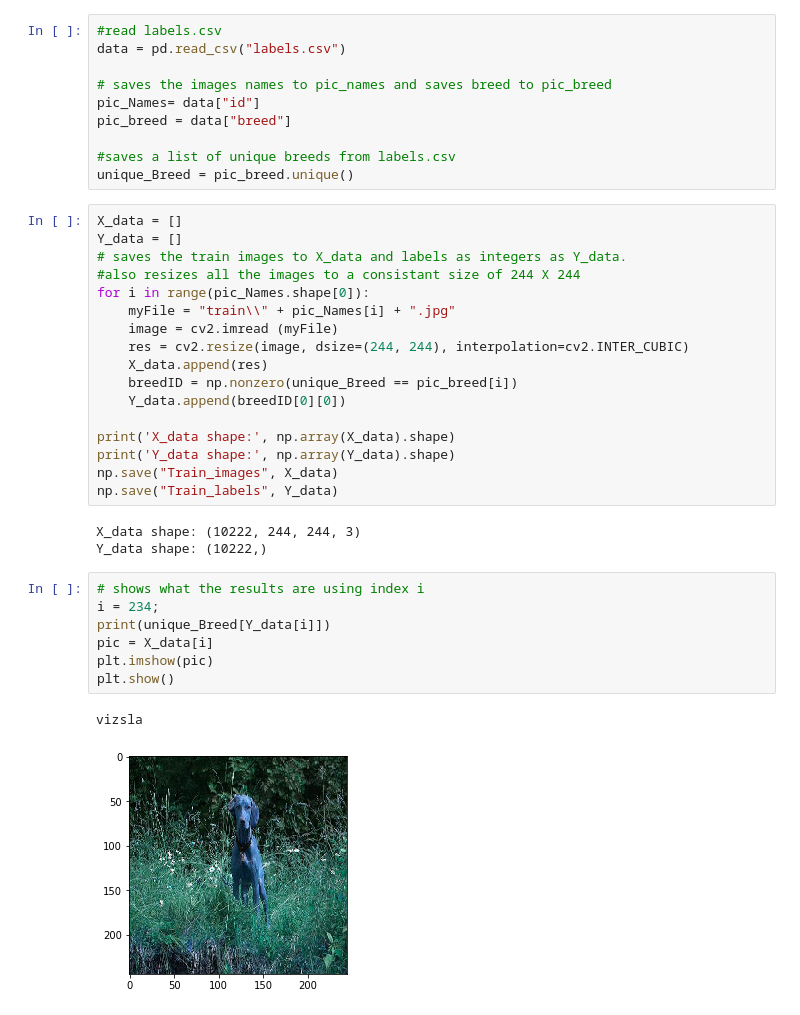
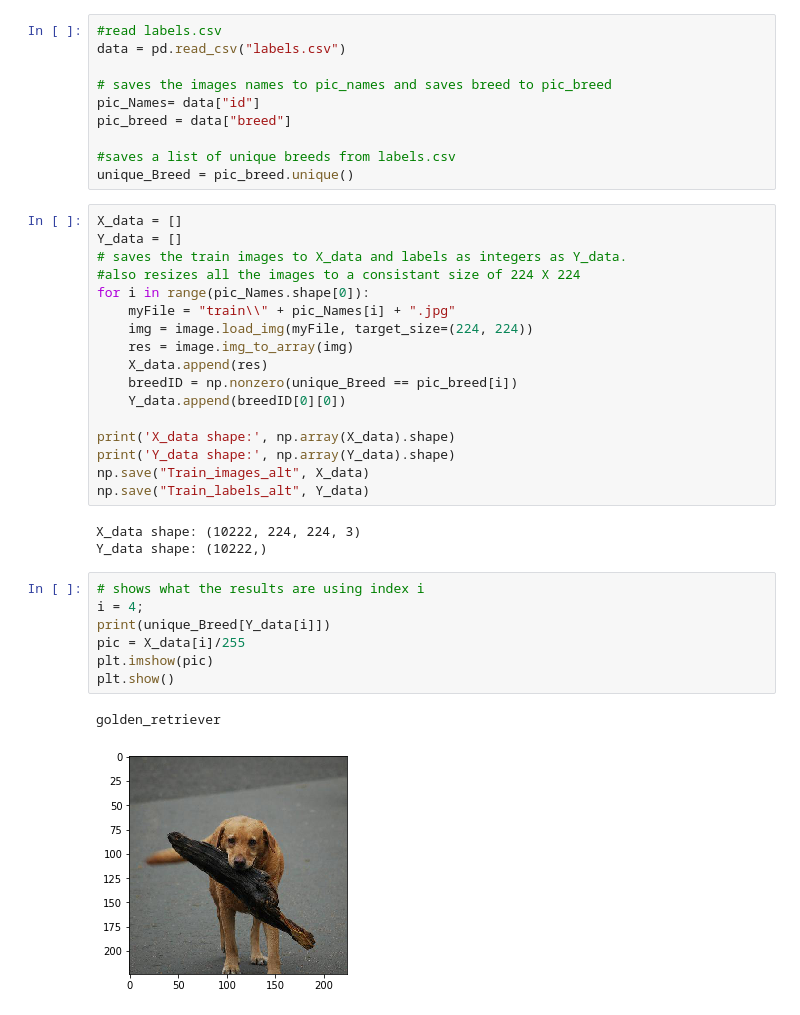
Before and after one commit to minceje/Who-Let-The-Dogs-Out, a Jupyter notebook: Kaggle Dataset Preprocessing.ipynb, the cells around one changed output. Cells and saved outputs as stored; diff of their text form.

Commit message:
Changed the preprocessing approach to make it better and added a new jupyter notebook that applies the data set made to a CNN the is a edited version of the one in master

```diff
--- a/Kaggle Dataset Preprocessing.ipynb
+++ b/Kaggle Dataset Preprocessing.ipynb
@@ -30,29 +29,29 @@ unique_Breed = pic_breed.unique()
 X_data = []
 Y_data = []
 # saves the train images to X_data and labels as integers as Y_data.
-#also resizes all the images to a consistant size of 244 X 244
+#also resizes all the images to a consistant size of 224 X 224
 for i in range(pic_Names.shape[0]):
     myFile = "train\\" + pic_Names[i] + ".jpg"
-    image = cv2.imread (myFile)
-    res = cv2.resize(image, dsize=(244, 244), interpolation=cv2.INTER_CUBIC)
+    img = image.load_img(myFile, target_size=(224, 224))
+    res = image.img_to_array(img)
     X_data.append(res)
     breedID = np.nonzero(unique_Breed == pic_breed[i])
     Y_data.append(breedID[0][0])
 
 print('X_data shape:', np.array(X_data).shape)
 print('Y_data shape:', np.array(Y_data).shape)
-np.save("Train_images", X_data)
-np.save("Train_labels", Y_data)
+np.save("Train_images_alt", X_data)
+np.save("Train_labels_alt", Y_data)
 # %% [output]
-X_data shape: (10222, 244, 244, 3)
+X_data shape: (10222, 224, 224, 3)
 Y_data shape: (10222,)
 # %%
 # shows what the results are using index i
-i = 234;
+i = 4;
 print(unique_Breed[Y_data[i]])
-pic = X_data[i]
+pic = X_data[i]/255
 plt.imshow(pic)
 plt.show()
 # %% [output]
-vizsla
+golden_retriever
-[figure, old version]
+[figure, new version]
```
Also changed, not shown: parts of 2 cells of this notebook, 1 other file.
